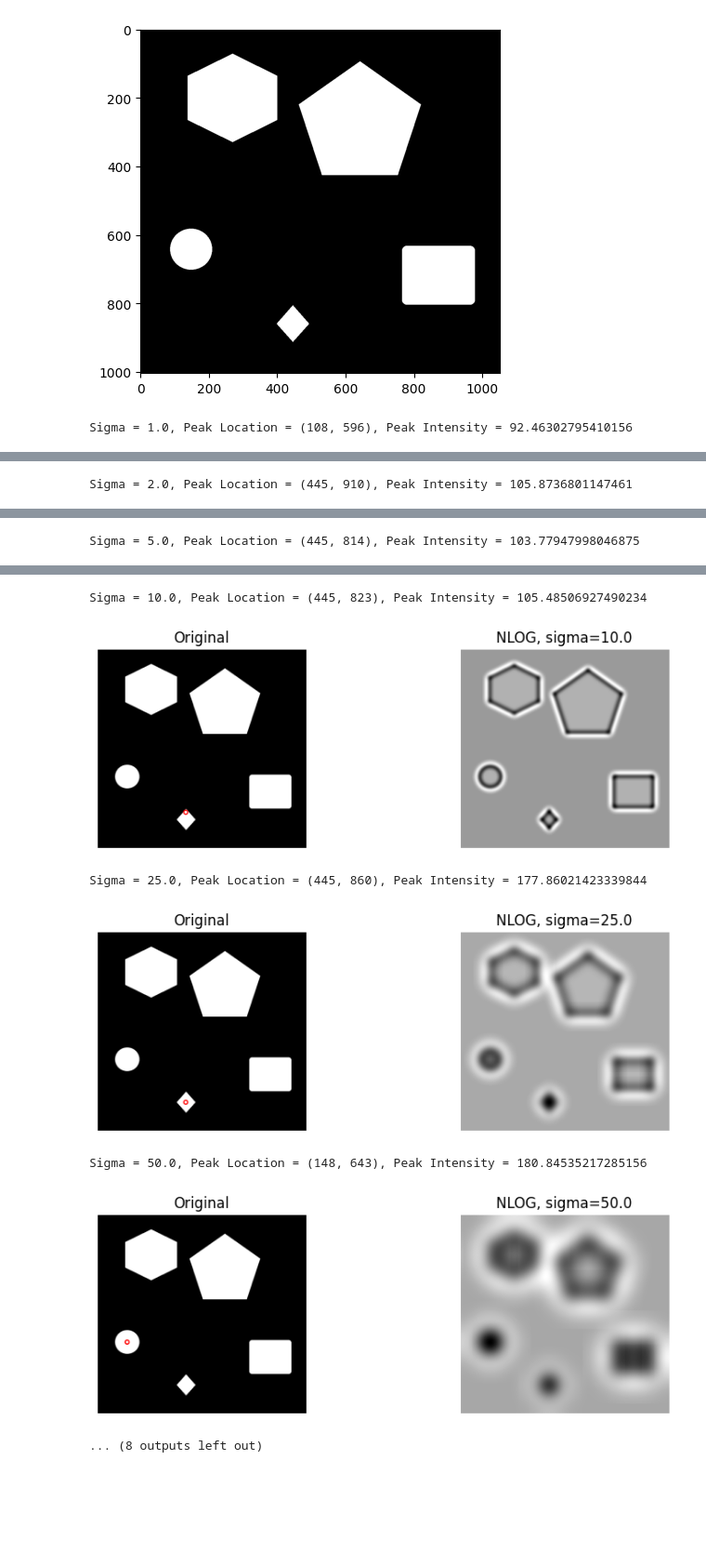
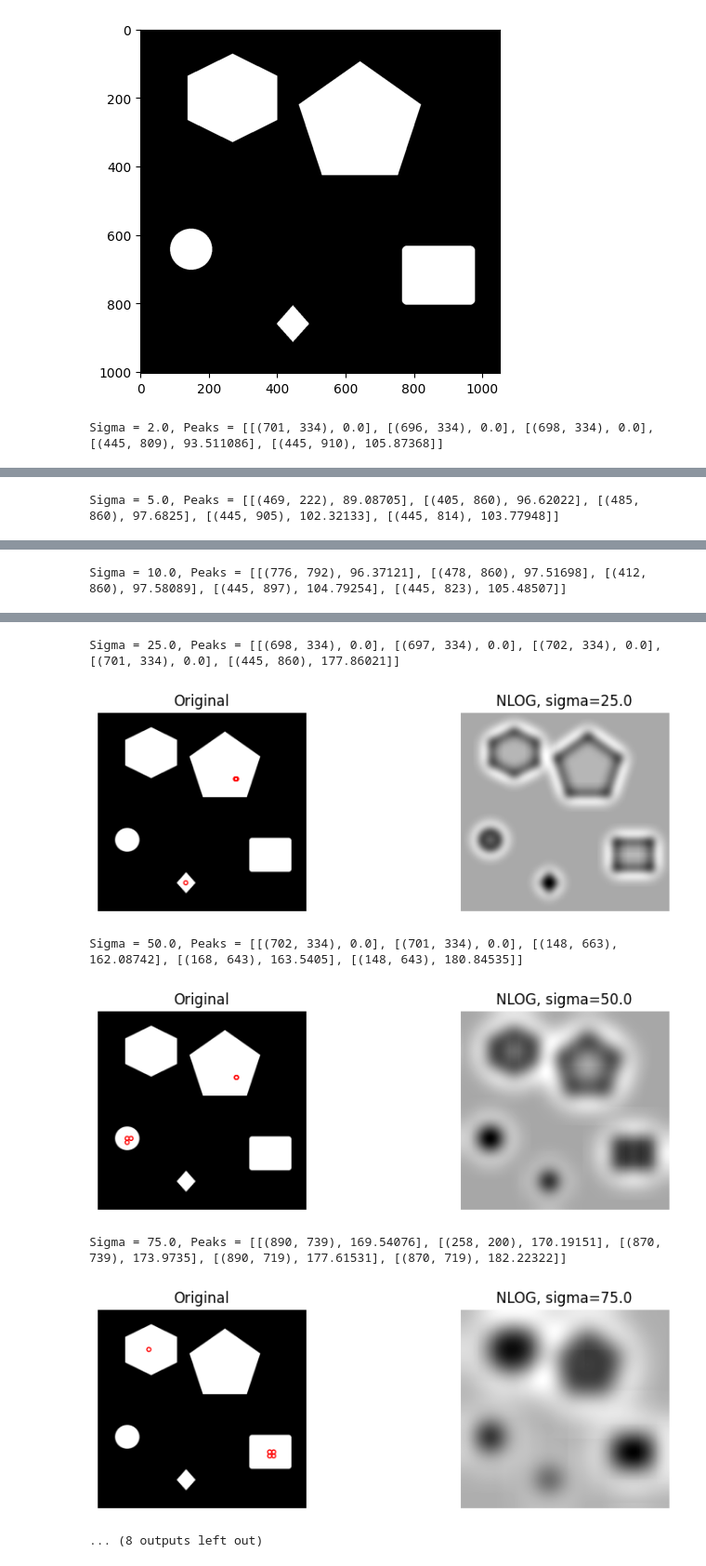
Before and after one commit to tsultan16/Computer_Vision, a Jupyter notebook: feature_detection/blob_detection.ipynb, the cells around one changed output, grey strips where cells are left out. Shown at 93% size. Cells and saved outputs as stored; diff of their text form; code cells hidden in the pictures; blank space fills up the shorter version.

Commit message:
added thresholding and non-maximal supression

```diff
--- a/feature_detection/blob_detection.ipynb
+++ b/feature_detection/blob_detection.ipynb
@@ -85,8 +85,22 @@ plt.imshow(img2, cmap='gray')
 <matplotlib.image.AxesImage at 0x...>
 [figure]
 # %%
-def find_peaks(arr, num_peaks=1):
+def find_peaks(arr, num_peaks=5):
     arr_abs = np.abs(arr)
+
+    # apply threshold
+    arr_abs[arr_abs < 0.85*np.max(arr_abs)] = 0.0
+
+    # apply non-maximum suppression
+    w2 = 10 # window half-size
+    for i in range(w2, arr_abs.shape[0]-w2):
+        for j in range(w2, arr_abs.shape[1]-w2):
+            patch = arr_abs[i-w2:i+w2, j-w2:j+w2]
+            maxval = np.max(patch)
+            patch[patch < maxval] = 0
+            arr_abs[i-w2:i+w2, j-w2:j+w2] = patch
+
+
     flat_indices = np.argpartition(arr_abs, -num_peaks, axis=None)[-num_peaks:]
 
     # Sort the indices based on the corresponding values
@@ -103,7 +117,7 @@ def find_peaks(arr, num_peaks=1):
     return peaks
 # %%
 # apply NLOG to the image with different sigma values
-sigmas = [1.0, 2.0, 5.0, 10.0, 25.0, 50.0, 75.0, 100.0, 150.0, 256.0]
+sigmas = [2.0, 5.0, 10.0, 25.0, 50.0, 75.0, 85.0, 100.0, 150.0, 256.0]
 #NLOG_stack = []
 for sigma in sigmas:
 
@@ -112,9 +126,9 @@ for sigma in sigmas:
     #NLOG_stack.append(img2_log)
 
     # find the peaks
-    peaks = find_peaks(img2_log)
+    peaks = find_peaks(img2_log, num_peaks=5)
 
-    print(f"Sigma = {sigma}, Peak Location = {peaks[0][0]}, Peak Intensity = {peaks[0][1]}")
+    print(f"Sigma = {sigma}, Peaks = {peaks}")
 
     plt.figure(figsize=(10,3))
 
@@ -123,9 +137,10 @@ for sigma in sigmas:
     plt.title('Original')
     plt.axis('off')
 
-    # add a little circle at the peak location
-    circle = patches.Circle(peaks[0][0], radius=10, edgecolor='red', facecolor='none')
-    plt.gca().add_patch(circle)
+    # add a little circle at each peak location
+    for peak in peaks:
+        circle = patches.Circle(peak[0], radius=10, edgecolor='red', facecolor='none')
+        plt.gca().add_patch(circle)
 
 
 
@@ -137,4 +152,4 @@ for sigma in sigmas:
 
     plt.show()
 # %% [output]
-Sigma = 1.0, Peak Location = (108, 596), Peak Intensity = 92.46302795410156
+Sigma = 2.0, Peaks = [[(701, 334), 0.0], [(696, 334), 0.0], [(698, 334), 0.0], [(445, 809), 93.511086], [(445, 910), 105.87368]]
@@ -142 +157 @@ Sigma = 1.0, Peak Location = (108, 596), Peak Intensity = 92.46302795410156
-Sigma = 2.0, Peak Location = (445, 910), Peak Intensity = 105.8736801147461
+Sigma = 5.0, Peaks = [[(469, 222), 89.08705], [(405, 860), 96.62022], [(485, 860), 97.6825], [(445, 905), 102.32133], [(445, 814), 103.77948]]
@@ -144 +159 @@ Sigma = 2.0, Peak Location = (445, 910), Peak Intensity = 105.8736801147461
-Sigma = 5.0, Peak Location = (445, 814), Peak Intensity = 103.77947998046875
+Sigma = 10.0, Peaks = [[(776, 792), 96.37121], [(478, 860), 97.51698], [(412, 860), 97.58089], [(445, 897), 104.79254], [(445, 823), 105.48507]]
@@ -146,7 +161,7 @@ Sigma = 5.0, Peak Location = (445, 814), Peak Intensity = 103.77947998046875
-Sigma = 10.0, Peak Location = (445, 823), Peak Intensity = 105.48506927490234
+Sigma = 25.0, Peaks = [[(698, 334), 0.0], [(697, 334), 0.0], [(702, 334), 0.0], [(701, 334), 0.0], [(445, 860), 177.86021]]
-[figure, old version]
+[figure, new version]
-Sigma = 25.0, Peak Location = (445, 860), Peak Intensity = 177.86021423339844
+Sigma = 50.0, Peaks = [[(702, 334), 0.0], [(701, 334), 0.0], [(148, 663), 162.08742], [(168, 643), 163.5405], [(148, 643), 180.84535]]
-[figure, old version]
+[figure, new version]
-Sigma = 50.0, Peak Location = (148, 643), Peak Intensity = 180.84535217285156
+Sigma = 75.0, Peaks = [[(890, 739), 169.54076], [(258, 200), 170.19151], [(870, 739), 173.9735], [(890, 719), 177.61531], [(870, 719), 182.22322]]
-[figure, old version]
+[figure, new version]
 ... (8 outputs left out)
```
Also changed, not shown: parts of 1 cell of this notebook.
